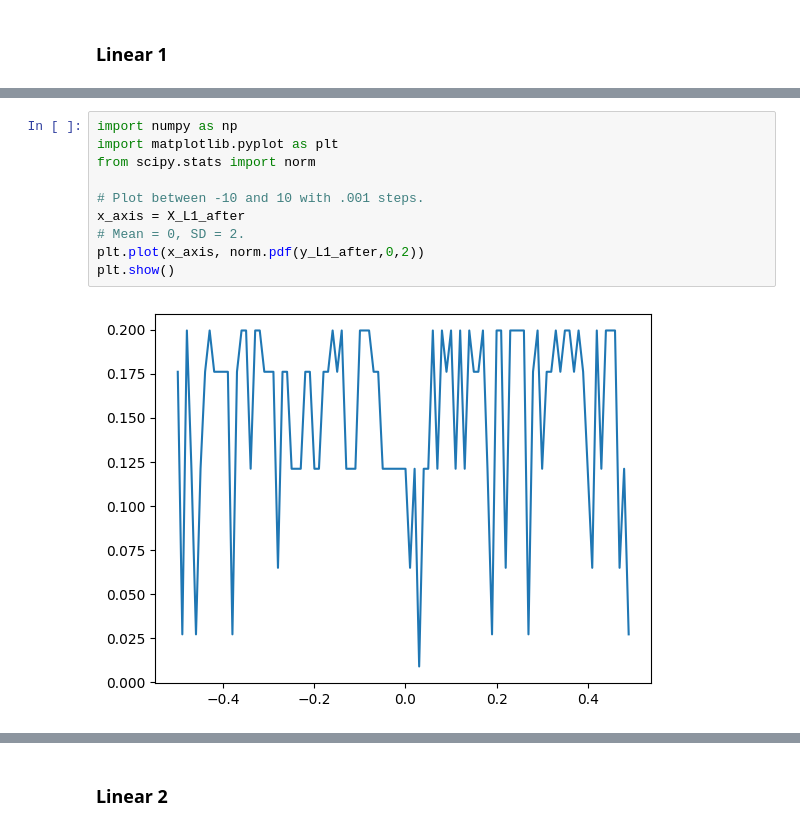
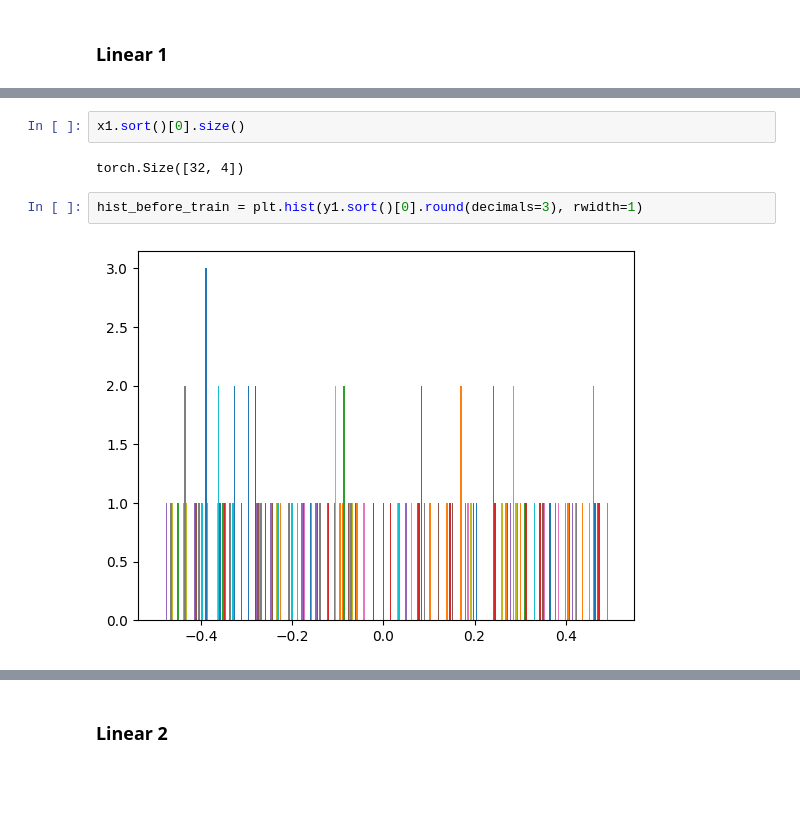
Before and after one commit to Erickllino/Neural_Network, a Jupyter notebook: IRIS.ipynb, the cells around one changed output, grey strips where cells are left out. Cells and saved outputs as stored; diff of their text form; blank space fills up the shorter version.

```diff
--- a/IRIS.ipynb
+++ b/IRIS.ipynb
@@ -551,12 +522,8 @@ hist_after_train = plt.plot(X_L1_after,y_L1_after)
-# %%
-import numpy as np
-import matplotlib.pyplot as plt
-from scipy.stats import norm
-
-# Plot between -10 and 10 with .001 steps.
-x_axis = X_L1_after
-# Mean = 0, SD = 2.
-plt.plot(x_axis, norm.pdf(y_L1_after,0,2))
-plt.show()
-# %% [output]
-[figure, removed]
+# %%
+x1.sort()[0].size()
+# %% [output]
+torch.Size([32, 4])
+# %%
+hist_before_train = plt.hist(y1.sort()[0].round(decimals=3), rwidth=1)
+# %% [output]
+[figure, added]
```
Also changed, not shown: parts of 25 cells of this notebook.
